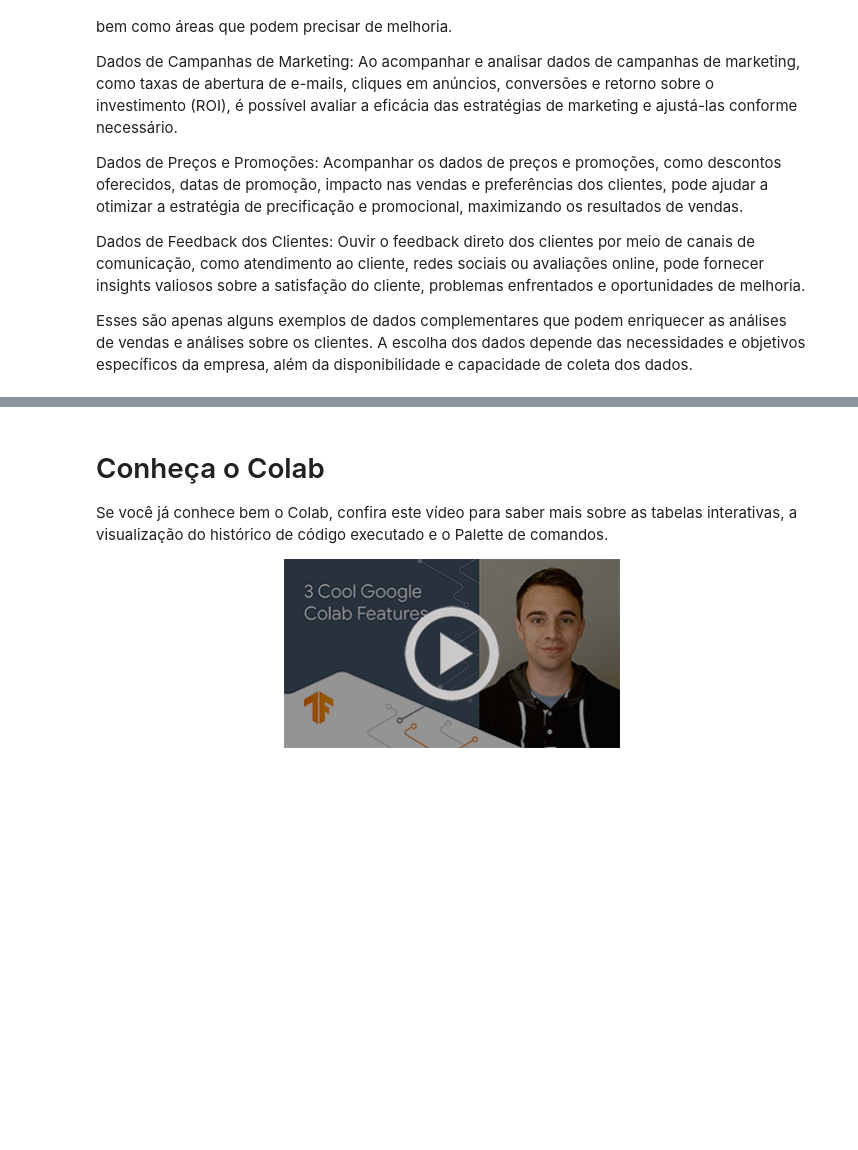
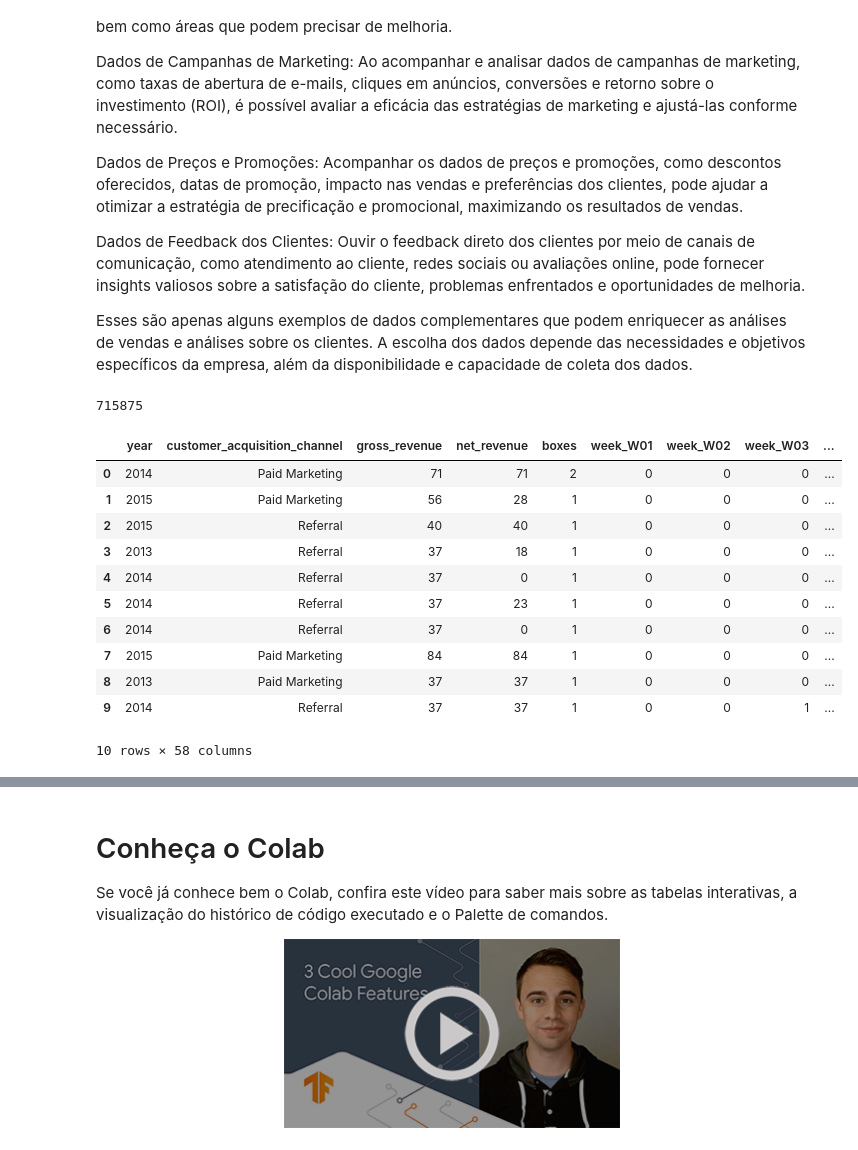
Before and after one commit to FabiBarbos/Churn, a Jupyter notebook: Olá,_este_é_o_Colaboratory.ipynb, the cells around one changed output, grey strips where cells are left out. Drawn from its saved outputs; the diff is of its cells as text; code cells hidden in the pictures; blank space fills up the shorter version.

```diff
--- a/Olá,_este_é_o_Colaboratory.ipynb
+++ b/Olá,_este_é_o_Colaboratory.ipynb
@@ -145,3 +158,28 @@ Dados de Preços e Promoções: Acompanhar os dados de preços e promoções, co
 Dados de Feedback dos Clientes: Ouvir o feedback direto dos clientes por meio de canais de comunicação, como atendimento ao cliente, redes sociais ou avaliações online, pode fornecer insights valiosos sobre a satisfação do cliente, problemas enfrentados e oportunidades de melhoria.
 
 Esses são apenas alguns exemplos de dados complementares que podem enriquecer as análises de vendas e análises sobre os clientes. A escolha dos dados depende das necessidades e objetivos específicos da empresa, além da disponibilidade e capacidade de coleta dos dados.
+# %%
+# Filtrar os dados necessários
+df_mes_a_mes = df[['year', 'week', 'customer_acquisition_channel','gross_revenue', 'net_revenue', 'boxes']]
+
+df_mes_a_mes = pd.get_dummies(df_mes_a_mes, columns=['week'])
+# %%
+num_linhas_df_mes_a_mes = len(df_mes_a_mes)
+print(num_linhas_df_mes_a_mes)
+# %% [output]
+715875
+# %%
+df_mes_a_mes.head(10)
+# %% [output]
+|  | year | customer_acquisition_channel | gross_revenue | net_revenue | boxes | week_W01 | week_W02 | week_W03 | ... |
+| 0 | 2014 | Paid Marketing | 71 | 71 | 2 | 0 | 0 | 0 | ... |
+| 1 | 2015 | Paid Marketing | 56 | 28 | 1 | 0 | 0 | 0 | ... |
+| 2 | 2015 | Referral | 40 | 40 | 1 | 0 | 0 | 0 | ... |
+| 3 | 2013 | Referral | 37 | 18 | 1 | 0 | 0 | 0 | ... |
+| 4 | 2014 | Referral | 37 | 0 | 1 | 0 | 0 | 0 | ... |
+| 5 | 2014 | Referral | 37 | 23 | 1 | 0 | 0 | 0 | ... |
+| 6 | 2014 | Referral | 37 | 0 | 1 | 0 | 0 | 0 | ... |
+| 7 | 2015 | Paid Marketing | 84 | 84 | 1 | 0 | 0 | 0 | ... |
+| 8 | 2013 | Paid Marketing | 37 | 37 | 1 | 0 | 0 | 0 | ... |
+| 9 | 2014 | Referral | 37 | 37 | 1 | 0 | 0 | 1 | ... |
+10 rows × 58 columns
```
Also changed, not shown: parts of 24 cells of this notebook.
